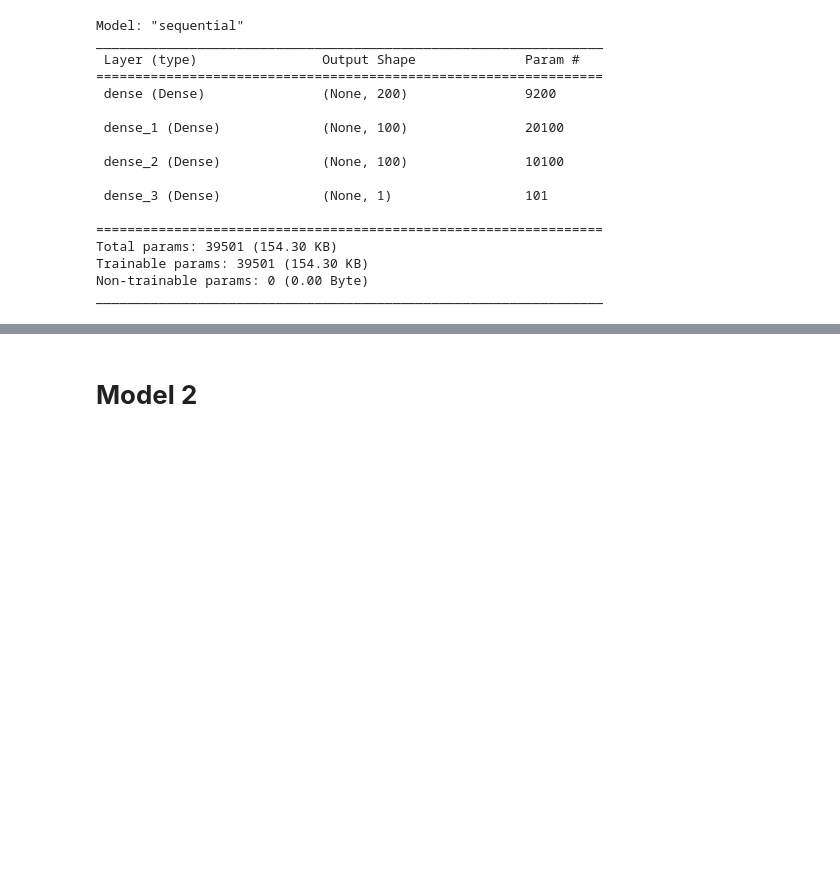
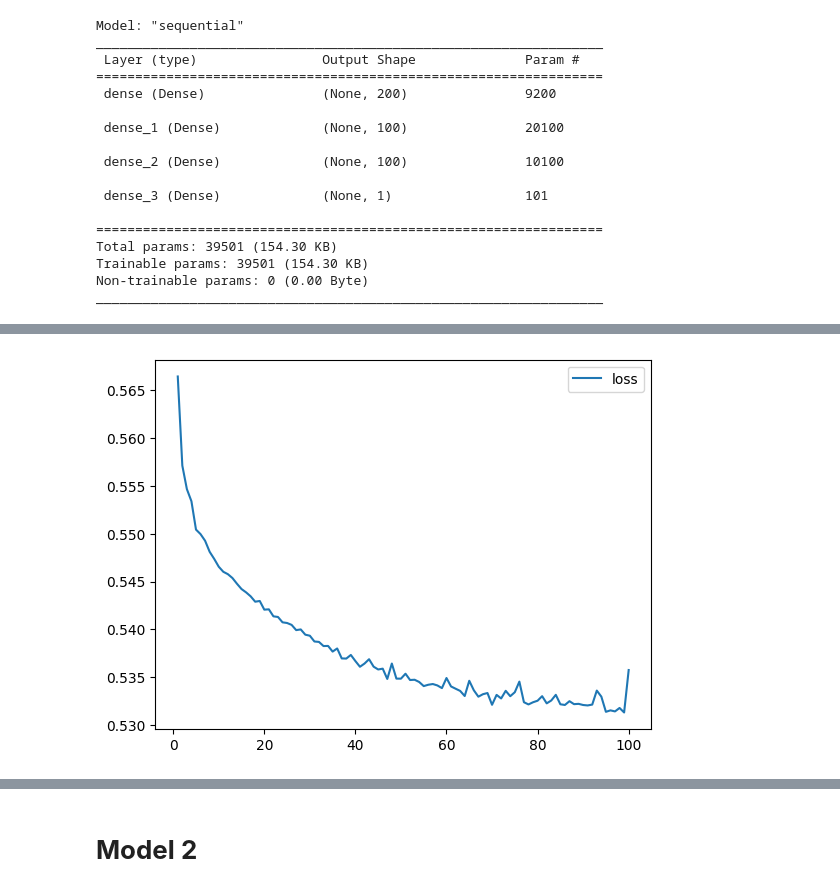
Before and after one commit to Kaileycar/deep-learning-challenge, a Jupyter notebook: Notebooks/AlphabetSoupCharity_Optimization.ipynb, the cells around one changed output, grey strips where cells are left out. Drawn from its saved outputs; the diff is of its cells as text; code cells hidden in the pictures; blank space fills up the shorter version.

Commit message:
added in visuals to script

```diff
--- a/Notebooks/AlphabetSoupCharity_Optimization.ipynb
+++ b/Notebooks/AlphabetSoupCharity_Optimization.ipynb
@@ -239,6 +239,6 @@ _________________________________________________________________
 nn_1.compile(loss="binary_crossentropy", optimizer="adam", metrics=["accuracy"])
 # %%
 # Train the model
-fit_model = nn_1.fit(X_train_scaled,y_train,epochs=100)
+fit_model_1 = nn_1.fit(X_train_scaled,y_train,epochs=100)
 # %% [output]
 Epoch 1/100
@@ -267,0 +268,12 @@ Loss: 0.5673526525497437, Accuracy: 0.7238484025001526
+# %%
+# Create a DataFrame containing training history
+history_df_1 = pd.DataFrame(fit_model_1.history)
+
+# Increase the index by 1 to match the number of epochs
+history_df_1.index += 1
+
+# Plot the loss
+history_df_1.plot(y="loss")
+plt.show()
+# %% [output]
+[figure, added]
```
Also changed, not shown: parts of 12 cells of this notebook, 3 other files.
